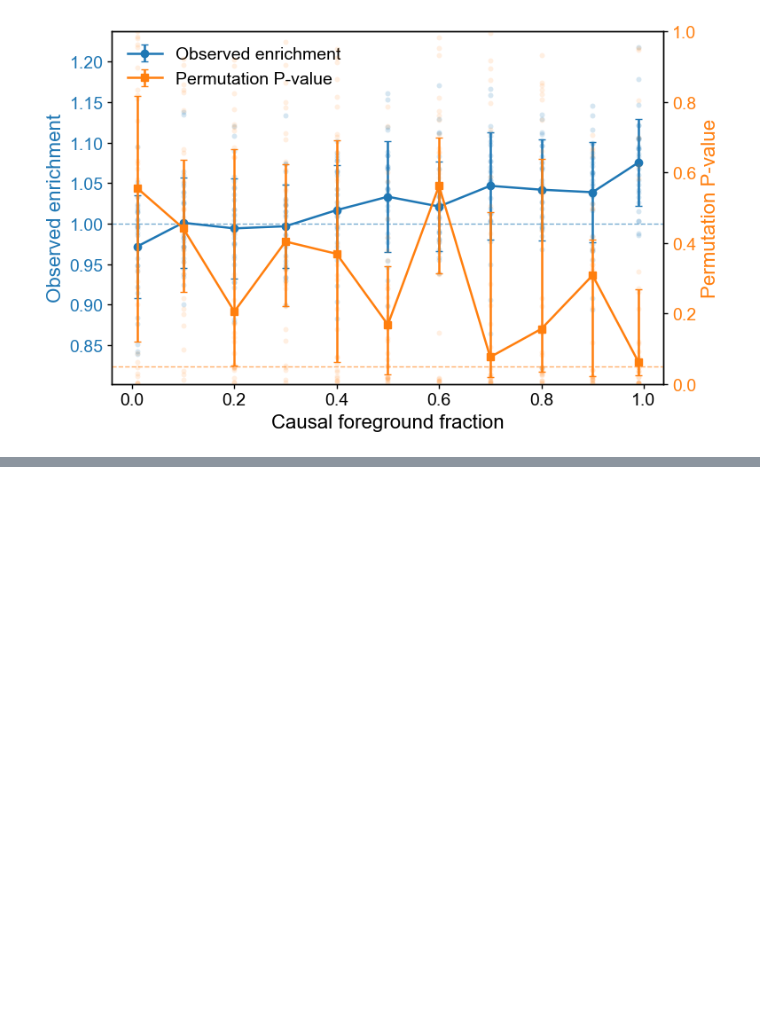
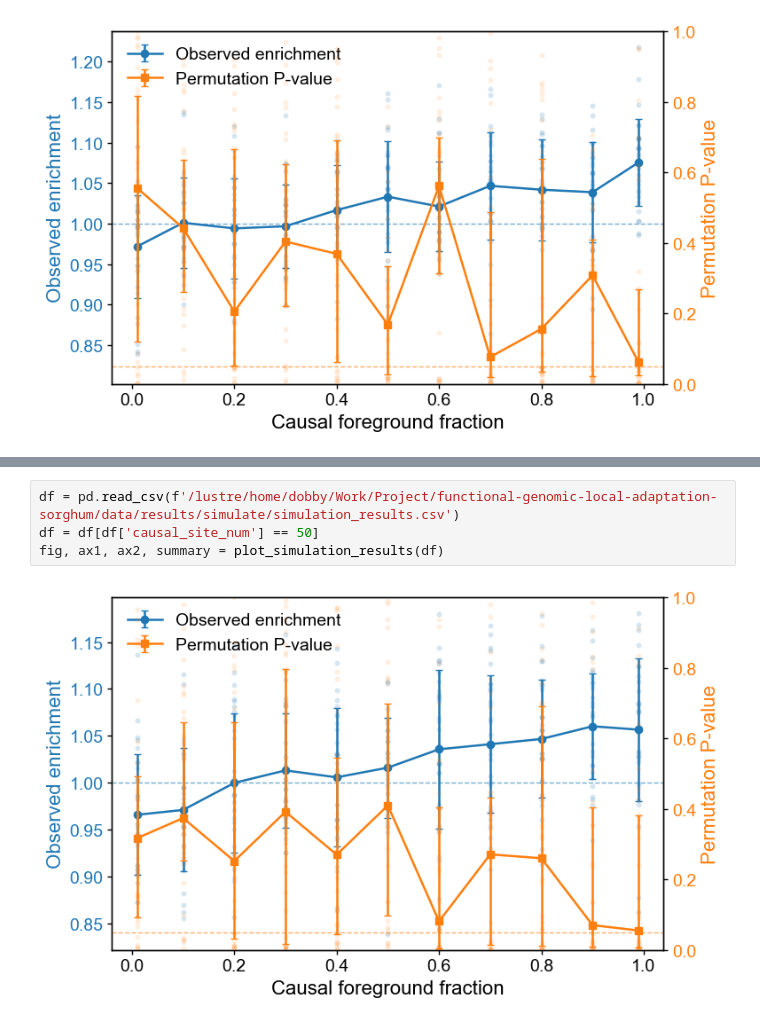
Before and after one commit to SouthernCD/functional-genomic-local-adaptation-sorghum, a Jupyter notebook: notebooks/031_functional_enrichment.ipynb, the cells around one changed output, grey strips where cells are left out. Saved outputs shown, nothing was run; the diff lists cells and outputs as text; blank space fills up the shorter version.

```diff
--- a/notebooks/031_functional_enrichment.ipynb
+++ b/notebooks/031_functional_enrichment.ipynb
@@ -2777,0 +2790,6 @@ fig, ax1, ax2, summary = plot_simulation_results(df)
+# %%
+df = pd.read_csv(f'/lustre/home/dobby/Work/Project/functional-genomic-local-adaptation-sorghum/data/results/simulate/simulation_results.csv')
+df = df[df['causal_site_num'] == 50]
+fig, ax1, ax2, summary = plot_simulation_results(df)
+# %% [output]
+[figure, added]
```
Also changed, not shown: parts of 2 cells of this notebook, 13 other files.
